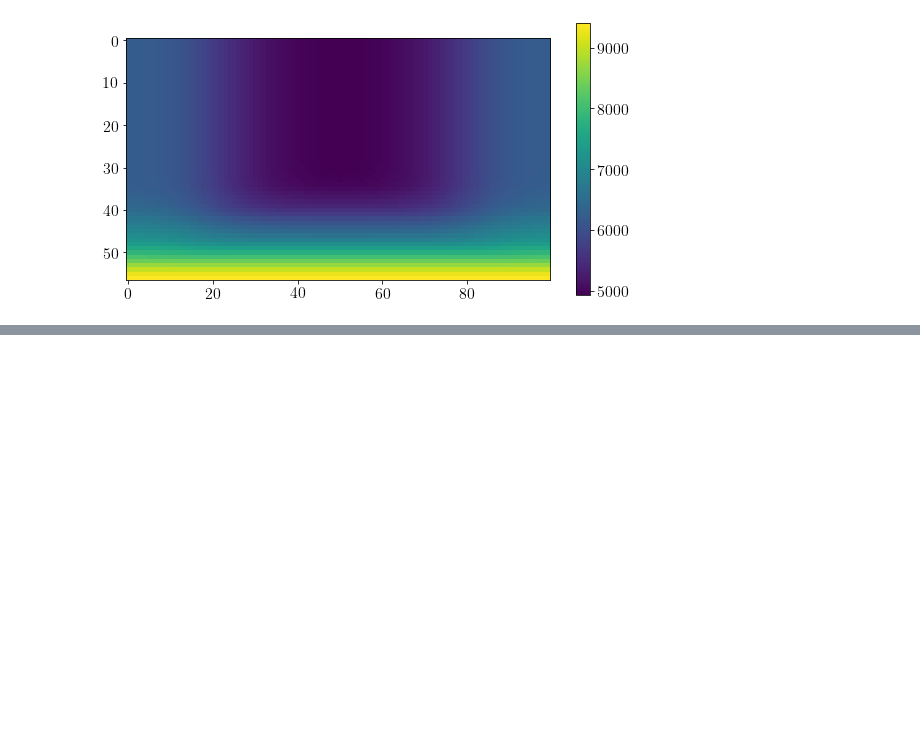
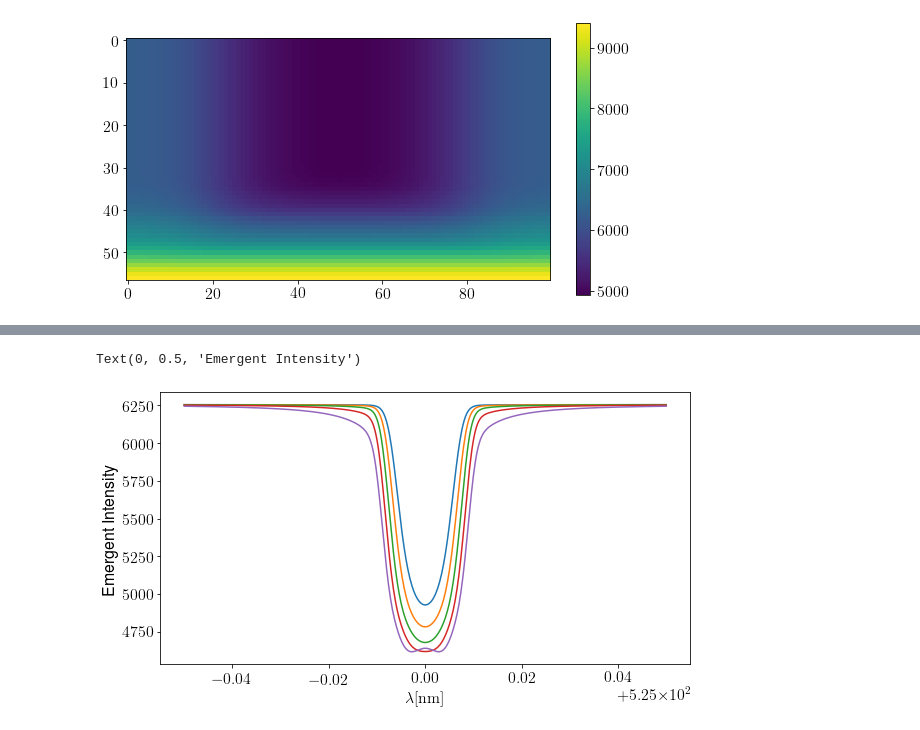
Before and after one commit to ivanzmilic/collage, a Jupyter notebook: Hands_on_1_spectrum_synthesis.ipynb, the cells around one changed output, grey strips where cells are left out. Saved outputs shown, nothing was run; the diff lists cells and outputs as text; code cells hidden in the pictures; blank space fills up the shorter version.

```diff
--- a/Hands_on_1_spectrum_synthesis.ipynb
+++ b/Hands_on_1_spectrum_synthesis.ipynb
@@ -328,0 +397,4 @@ plt.colorbar()
+# %%
+atom = np.array([m, 1E7, 50.0, 525.0E-9])
+
+spectrum = synthesis(atmos,atom,llambda)
@@ -328,0 +409,13 @@ plt.colorbar()
+# %%
+atom = np.array([m, 1E7, 50.0, 525.0E-9])
+
+plt.figure(figsize=[9.5,5])
+for i in range(0,7):
+    spectrum = synthesis(atmos,atom,llambda)
+    plt.plot(llambda*1E9,spectrum,label='r ='+str(atom[3]))
+    atom[2] *= 3.0
+plt.xlabel("$\\lambda [\mathrm {nm}]$")
+plt.ylabel("Emergent Intensity")
+# %% [output]
+Text(0, 0.5, 'Emergent Intensity')
+[figure, added]
```
Also changed, not shown: parts of 3 cells of this notebook.
